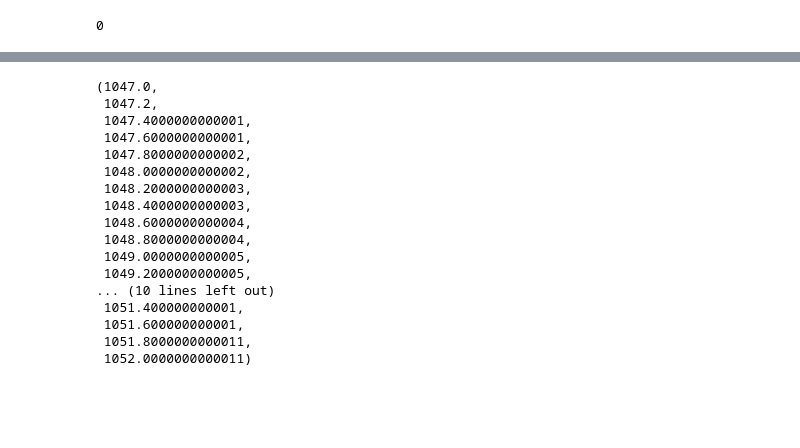
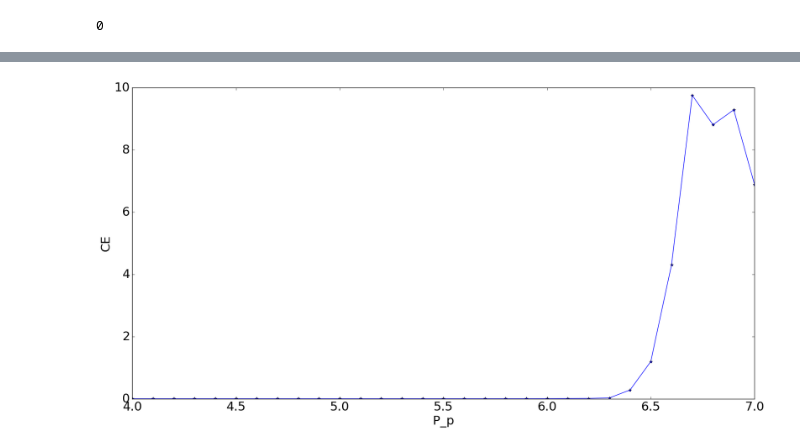
Before and after one commit to ibegleris/w-fopo, a Jupyter notebook: Conversion_efficiency_post_proc.ipynb, the cells around one changed output, grey strips where cells are left out. Saved outputs shown, nothing was run; the diff lists cells and outputs as text; code cells hidden in the pictures; blank space fills up the shorter version.

```diff
--- a/Conversion_efficiency_post_proc.ipynb
+++ b/Conversion_efficiency_post_proc.ipynb
@@ -142,20 +168,4 @@ CE.plot_CE('f_p')
-# %%
-tuple(np.arange(1047,1052.1,0.2))
-# %% [output]
-(1047.0,
- 1047.2,
- 1047.4000000000001,
- 1047.6000000000001,
- 1047.8000000000002,
- 1048.0000000000002,
- 1048.2000000000003,
- 1048.4000000000003,
- 1048.6000000000004,
- 1048.8000000000004,
- 1049.0000000000005,
- 1049.2000000000005,
-... (10 lines left out)
- 1051.400000000001,
- 1051.600000000001,
- 1051.8000000000011,
- 1052.0000000000011)
+# %%
+CE.plot_CE('P_p',var2 = 'CE')
+# %% [output]
+[figure, added]
```
Also changed, not shown: parts of 6 cells of this notebook, 8 other files.
